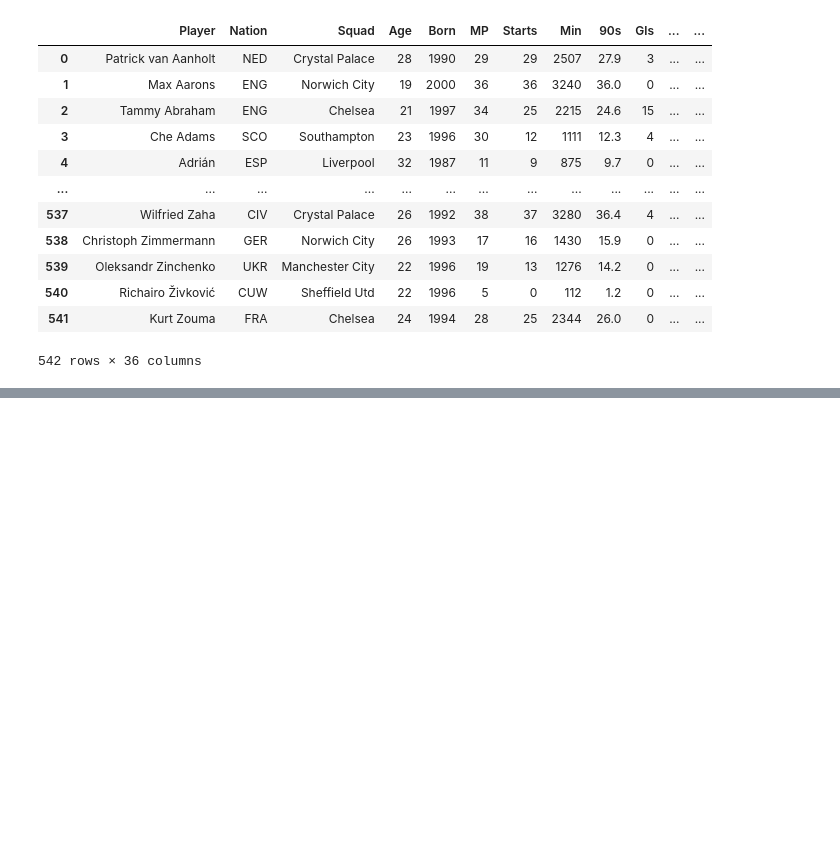
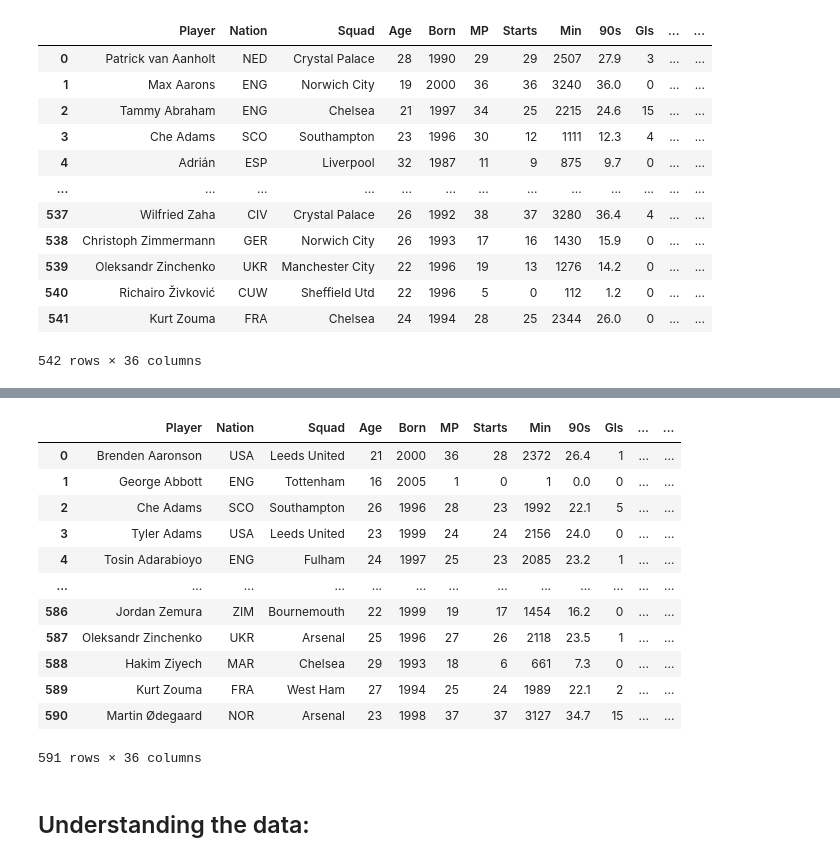
Before and after one commit to Marcos-Zertuche/PL-Player-Forecast, a Jupyter notebook: Practice/WebScrape.ipynb, the cells around one changed output, grey strips where cells are left out. Drawn from its saved outputs; the diff is of its cells as text; code cells hidden in the pictures; blank space fills up the shorter version.

```diff
--- a/Practice/WebScrape.ipynb
+++ b/Practice/WebScrape.ipynb
@@ -408,0 +442,17 @@ merged_dataframes[3]
+# %%
+"""2022-2023"""
+merged_dataframes[5]
+# %% [output]
+|  | Player | Nation | Squad | Age | Born | MP | Starts | Min | 90s | Gls | ... | ... |
+| 0 | Brenden Aaronson | USA | Leeds United | 21 | 2000 | 36 | 28 | 2372 | 26.4 | 1 | ... | ... |
+| 1 | George Abbott | ENG | Tottenham | 16 | 2005 | 1 | 0 | 1 | 0.0 | 0 | ... | ... |
+| 2 | Che Adams | SCO | Southampton | 26 | 1996 | 28 | 23 | 1992 | 22.1 | 5 | ... | ... |
+| 3 | Tyler Adams | USA | Leeds United | 23 | 1999 | 24 | 24 | 2156 | 24.0 | 0 | ... | ... |
+| 4 | Tosin Adarabioyo | ENG | Fulham | 24 | 1997 | 25 | 23 | 2085 | 23.2 | 1 | ... | ... |
+| ... | ... | ... | ... | ... | ... | ... | ... | ... | ... | ... | ... | ... |
+| 586 | Jordan Zemura | ZIM | Bournemouth | 22 | 1999 | 19 | 17 | 1454 | 16.2 | 0 | ... | ... |
+| 587 | Oleksandr Zinchenko | UKR | Arsenal | 25 | 1996 | 27 | 26 | 2118 | 23.5 | 1 | ... | ... |
+| 588 | Hakim Ziyech | MAR | Chelsea | 29 | 1993 | 18 | 6 | 661 | 7.3 | 0 | ... | ... |
+| 589 | Kurt Zouma | FRA | West Ham | 27 | 1994 | 25 | 24 | 1989 | 22.1 | 2 | ... | ... |
+| 590 | Martin Ødegaard | NOR | Arsenal | 23 | 1998 | 37 | 37 | 3127 | 34.7 | 15 | ... | ... |
+591 rows × 36 columns
@@ -408,0 +464,2 @@ merged_dataframes[3]
+# %% [markdown]
+## Understanding the data:
```
Also changed, not shown: parts of 8 cells of this notebook, 3 other files.
